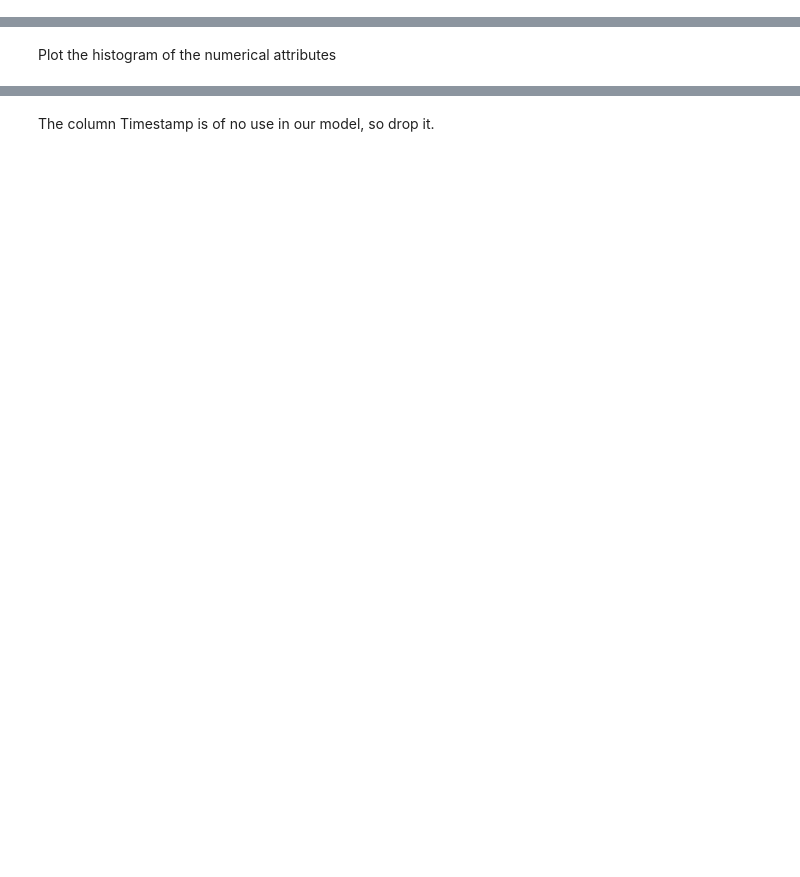
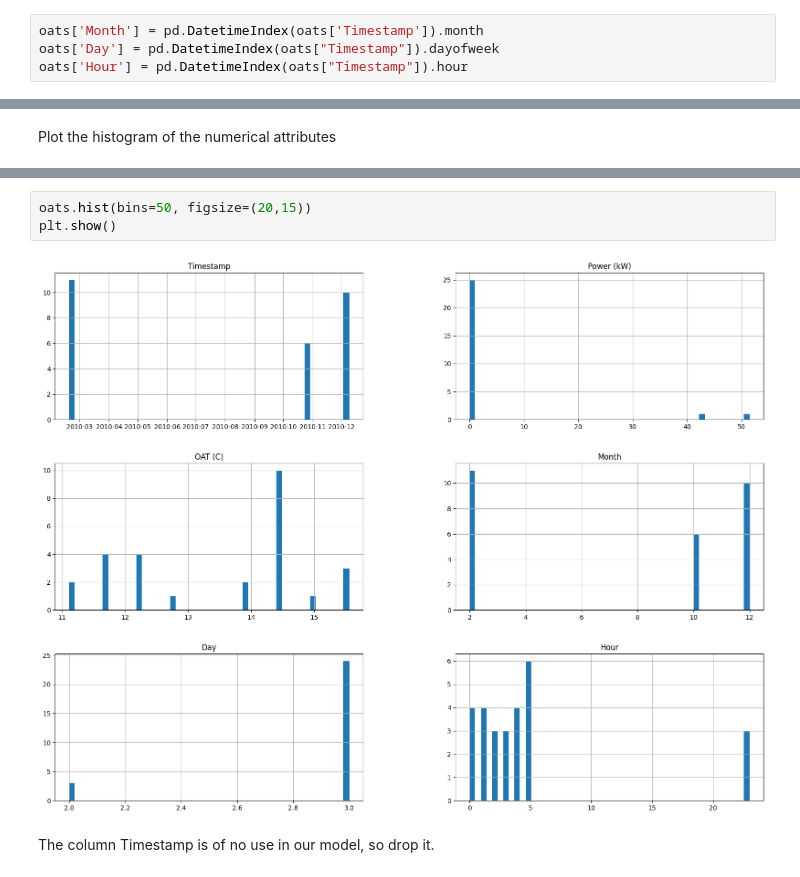
Before and after one commit to HOGENT-ML/course, a Jupyter notebook: 220-exercise_building_oat.ipynb, the cells around one changed output, grey strips where cells are left out. Cells and saved outputs as stored; diff of their text form; blank space fills up the shorter version.

```diff
--- a/220-exercise_building_oat.ipynb
+++ b/220-exercise_building_oat.ipynb
@@ -154,0 +152,4 @@ You can use the functions:
+# %%
+oats['Month'] = pd.DatetimeIndex(oats['Timestamp']).month
+oats['Day'] = pd.DatetimeIndex(oats["Timestamp"]).dayofweek
+oats['Hour'] = pd.DatetimeIndex(oats["Timestamp"]).hour
@@ -160,2 +167,7 @@ Plot the histogram of the numerical attributes
+# %%
+oats.hist(bins=50, figsize=(20,15))
+plt.show()
+# %% [output]
+[figure, added]
 # %% [markdown]
 The column Timestamp is of no use in our model, so drop it.
```
Also changed, not shown: parts of 47 cells of this notebook.
